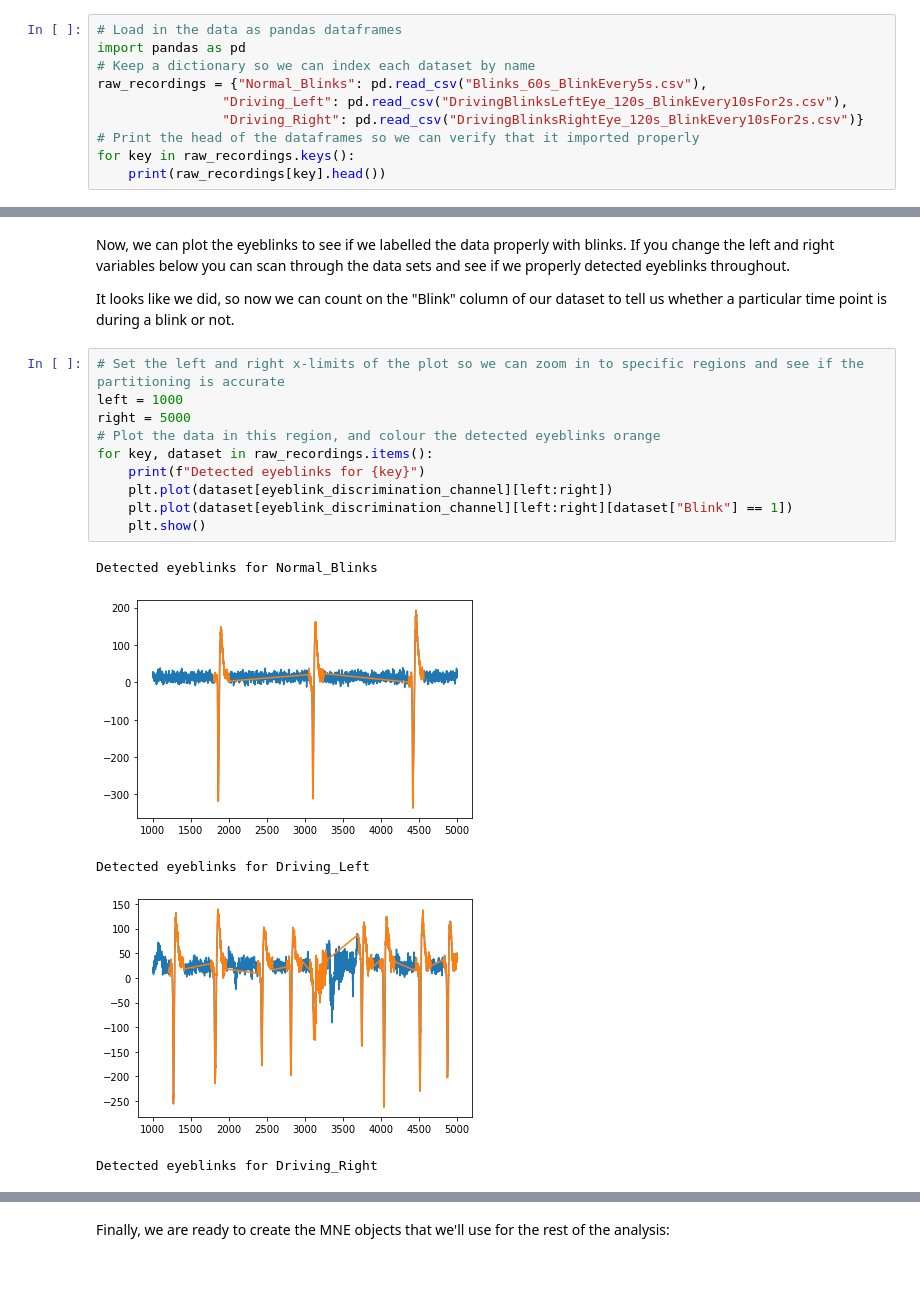
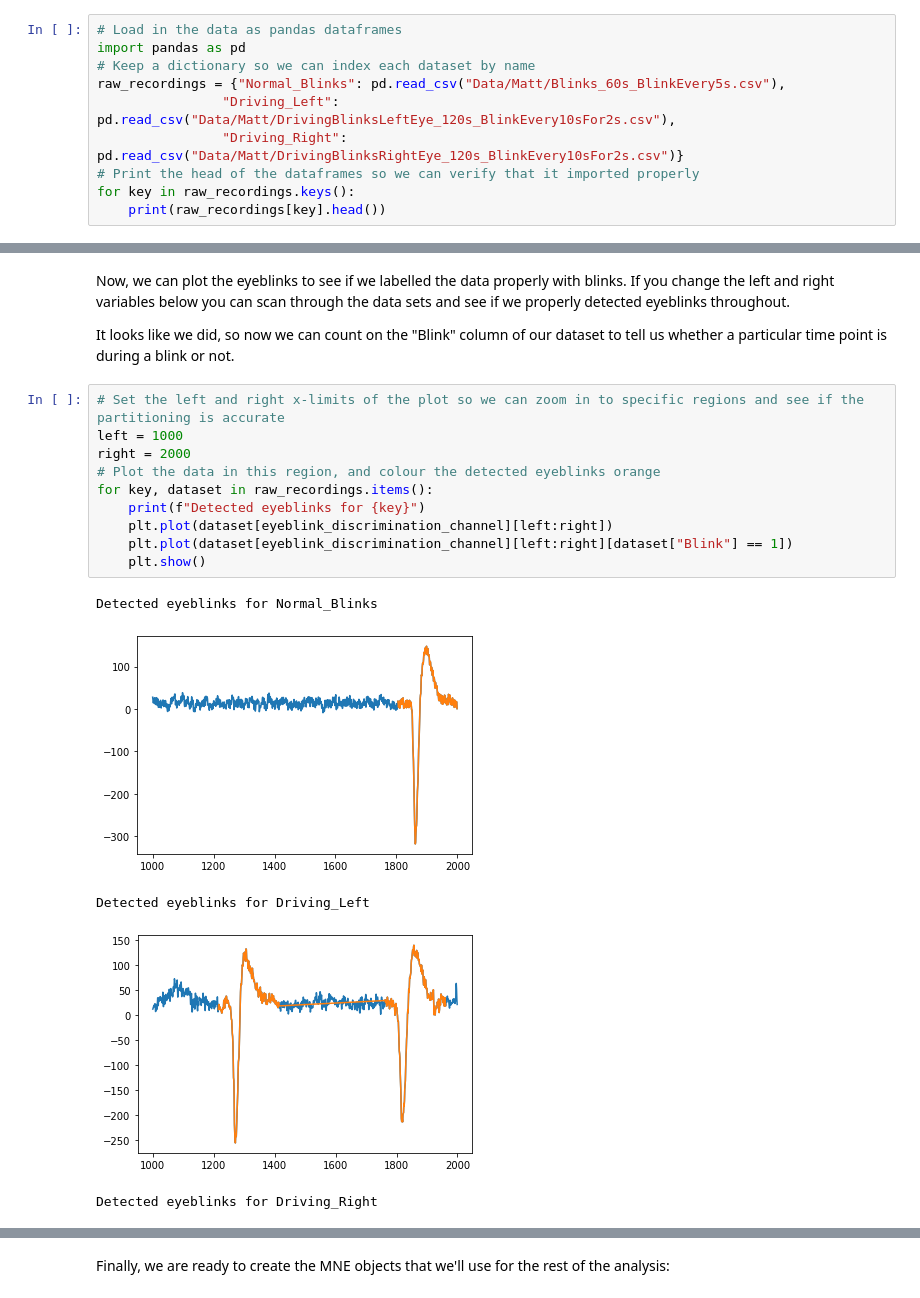
Before and after one commit to MACtion-Potential/weeping-angel, a Jupyter notebook: EyeBlink_Detection.ipynb, the cells around one changed output, grey strips where cells are left out. Drawn from its saved outputs; the diff is of its cells as text.

```diff
--- a/EyeBlink_Detection.ipynb
+++ b/EyeBlink_Detection.ipynb
@@ -25,9 +25,9 @@ Finally, we want to separate the eyeblinks so that we know which stretches of ti
 # Load in the data as pandas dataframes
 import pandas as pd
 # Keep a dictionary so we can index each dataset by name
-raw_recordings = {"Normal_Blinks": pd.read_csv("Blinks_60s_BlinkEvery5s.csv"),
-                "Driving_Left": pd.read_csv("DrivingBlinksLeftEye_120s_BlinkEvery10sFor2s.csv"),
-                "Driving_Right": pd.read_csv("DrivingBlinksRightEye_120s_BlinkEvery10sFor2s.csv")}
+raw_recordings = {"Normal_Blinks": pd.read_csv("Data/Matt/Blinks_60s_BlinkEvery5s.csv"),
+                "Driving_Left": pd.read_csv("Data/Matt/DrivingBlinksLeftEye_120s_BlinkEvery10sFor2s.csv"),
+                "Driving_Right": pd.read_csv("Data/Matt/DrivingBlinksRightEye_120s_BlinkEvery10sFor2s.csv")}
 # Print the head of the dataframes so we can verify that it imported properly
 for key in raw_recordings.keys():
     print(raw_recordings[key].head())
@@ -110,16 +110,16 @@ It looks like we did, so now we can count on the "Blink" column of our dataset t
 # %%
 # Set the left and right x-limits of the plot so we can zoom in to specific regions and see if the partitioning is accurate
 left = 1000
-right = 5000
+right = 2000
 # Plot the data in this region, and colour the detected eyeblinks orange
 for key, dataset in raw_recordings.items():
     print(f"Detected eyeblinks for {key}")
     plt.plot(dataset[eyeblink_discrimination_channel][left:right])
     plt.plot(dataset[eyeblink_discrimination_channel][left:right][dataset["Blink"] == 1])
     plt.show()
 # %% [output]
 Detected eyeblinks for Normal_Blinks
-[figure, old version]
+[figure, new version]
 Detected eyeblinks for Driving_Left
-[figure, old version]
+[figure, new version]
 Detected eyeblinks for Driving_Right
```
Also changed, not shown: parts of 7 cells of this notebook.
